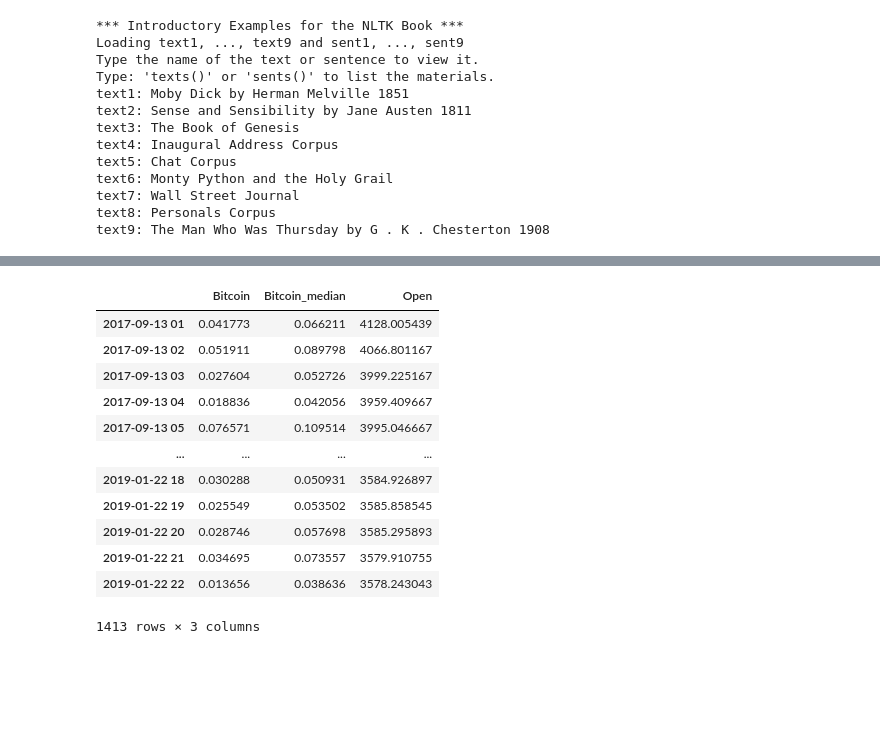
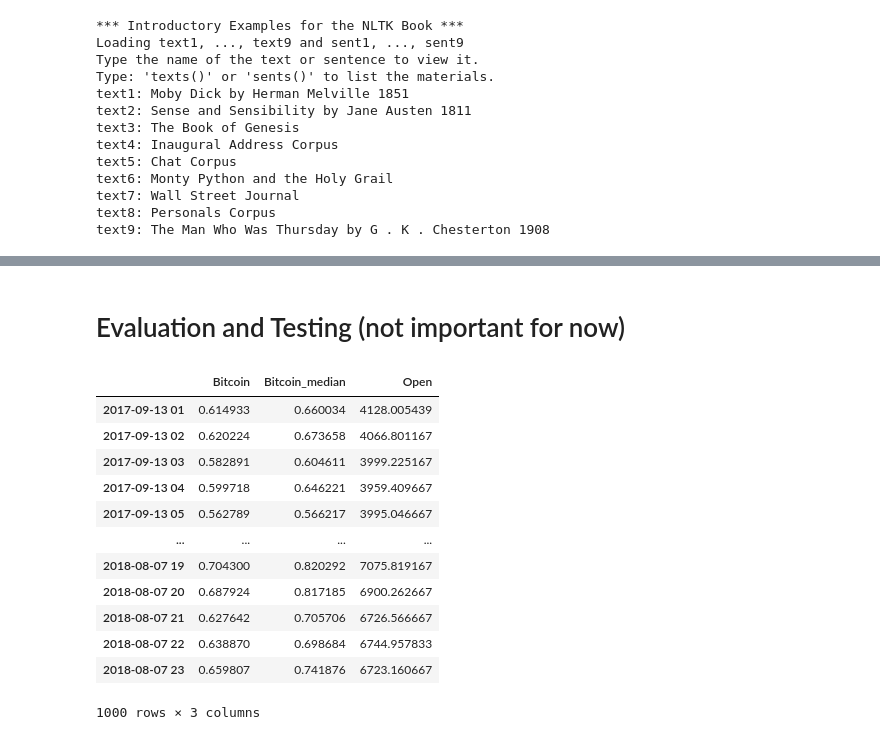
Before and after one commit to ktsou/TradingNLP-shell, a Jupyter notebook: Data Preprocessed/Data_Preprocessing.ipynb, the cells around one changed output, grey strips where cells are left out. Saved outputs shown, nothing was run; the diff lists cells and outputs as text; code cells hidden in the pictures; blank space fills up the shorter version.

```diff
--- a/Data Preprocessed/Data_Preprocessing.ipynb
+++ b/Data Preprocessed/Data_Preprocessing.ipynb
@@ -141,18 +293,22 @@ Iterration 1 of 65
-# %%
-df
-# %% [output]
-|  | Bitcoin | Bitcoin_median | Open |
-| 2017-09-13 01 | 0.041773 | 0.066211 | 4128.005439 |
-| 2017-09-13 02 | 0.051911 | 0.089798 | 4066.801167 |
-| 2017-09-13 03 | 0.027604 | 0.052726 | 3999.225167 |
-| 2017-09-13 04 | 0.018836 | 0.042056 | 3959.409667 |
-| 2017-09-13 05 | 0.076571 | 0.109514 | 3995.046667 |
-| ... | ... | ... | ... |
-| 2019-01-22 18 | 0.030288 | 0.050931 | 3584.926897 |
-| 2019-01-22 19 | 0.025549 | 0.053502 | 3585.858545 |
-| 2019-01-22 20 | 0.028746 | 0.057698 | 3585.295893 |
-| 2019-01-22 21 | 0.034695 | 0.073557 | 3579.910755 |
-| 2019-01-22 22 | 0.013656 | 0.038636 | 3578.243043 |
-1413 rows × 3 columns
+# %% [markdown]
+# Evaluation and Testing (not important for now)
+# %%
+df2 = pd.read_csv(OUTPUT_DATASET_FILEPATH, index_col = 0)
+# %%
+df2
+# %% [output]
+|  | Bitcoin | Bitcoin_median | Open |
+| 2017-09-13 01 | 0.614933 | 0.660034 | 4128.005439 |
+| 2017-09-13 02 | 0.620224 | 0.673658 | 4066.801167 |
+| 2017-09-13 03 | 0.582891 | 0.604611 | 3999.225167 |
+| 2017-09-13 04 | 0.599718 | 0.646221 | 3959.409667 |
+| 2017-09-13 05 | 0.562789 | 0.566217 | 3995.046667 |
+| ... | ... | ... | ... |
+| 2018-08-07 19 | 0.704300 | 0.820292 | 7075.819167 |
+| 2018-08-07 20 | 0.687924 | 0.817185 | 6900.262667 |
+| 2018-08-07 21 | 0.627642 | 0.705706 | 6726.566667 |
+| 2018-08-07 22 | 0.638870 | 0.698684 | 6744.957833 |
+| 2018-08-07 23 | 0.659807 | 0.741876 | 6723.160667 |
+1000 rows × 3 columns
 # %%
 DATASET_FILEPATH = "./Dataset_sentiment_100K_glove_filtered_2g.csv"
```
Also changed, not shown: parts of 19 cells of this notebook, 6 other files.
